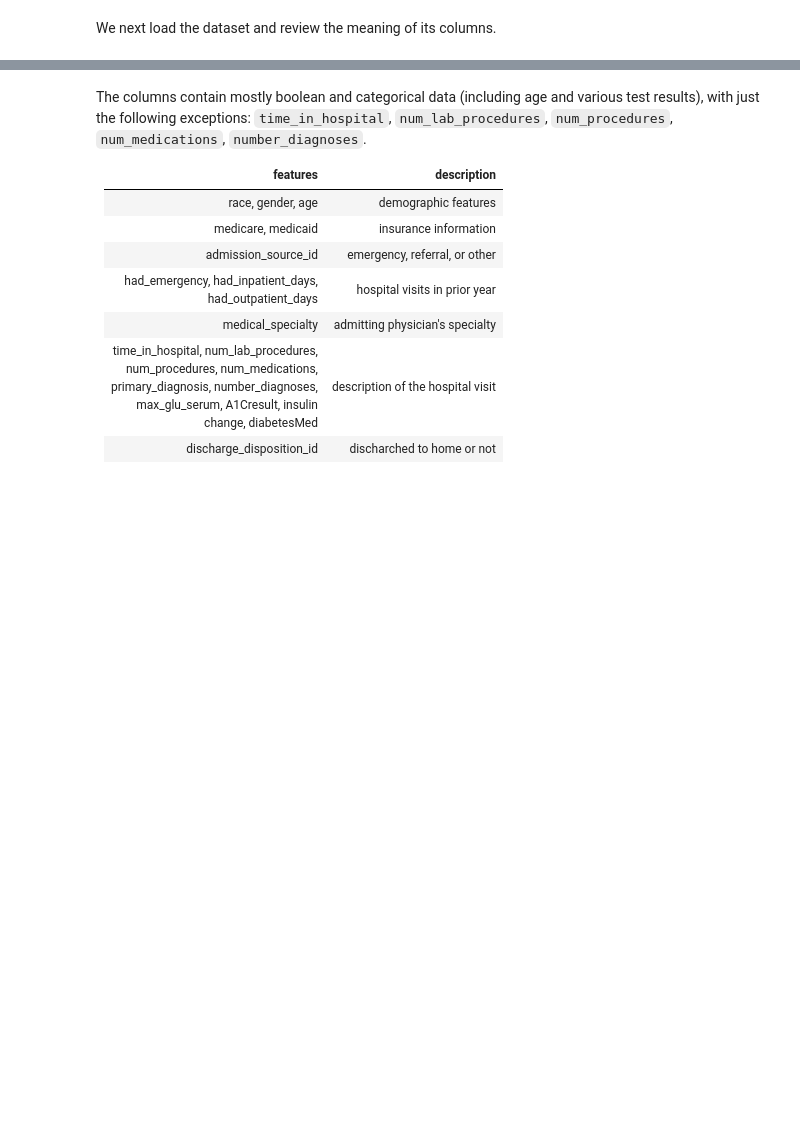
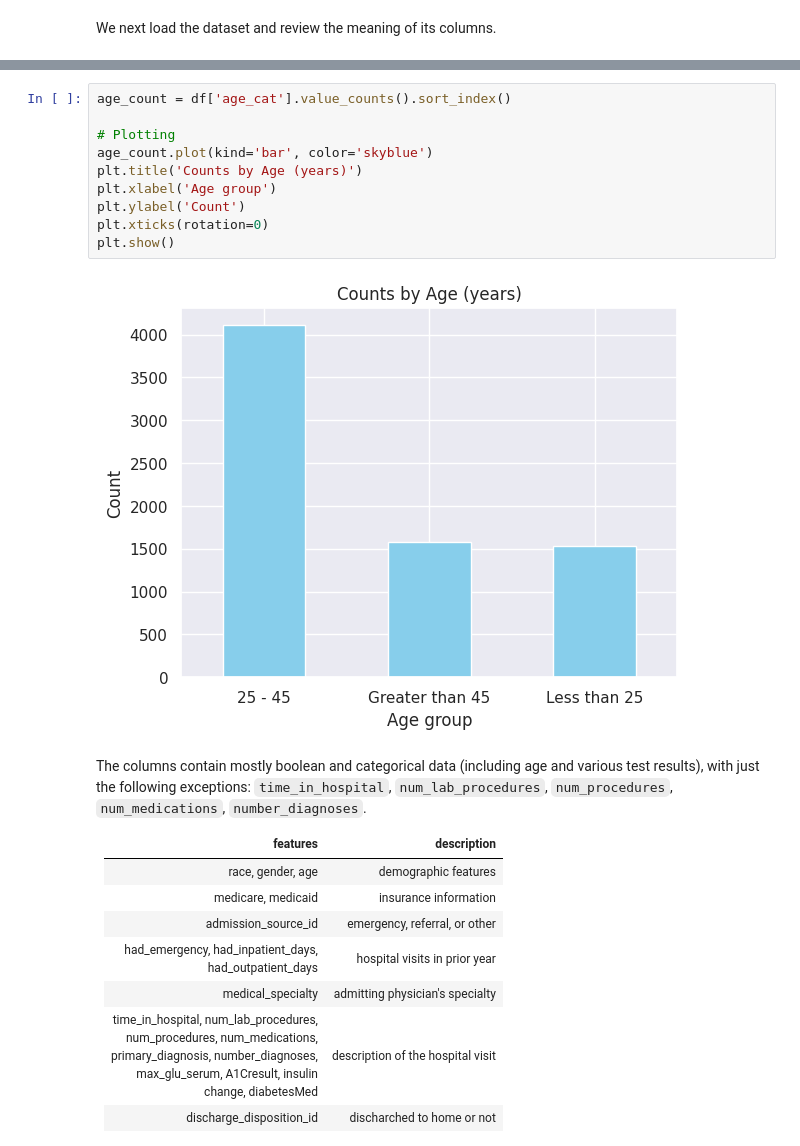
Before and after one commit to nokks/Fairness, a Jupyter notebook: 2021_scipy_tutorial/fairness-in-AI-systems-student.ipynb, the cells around one changed output, grey strips where cells are left out. Saved outputs shown, nothing was run; the diff lists cells and outputs as text; blank space fills up the shorter version.

```diff
--- a/2021_scipy_tutorial/fairness-in-AI-systems-student.ipynb
+++ b/2021_scipy_tutorial/fairness-in-AI-systems-student.ipynb
@@ -225,3 +313,15 @@ df.head()
+# %%
+age_count = df['age_cat'].value_counts().sort_index()
+
+# Plotting
+age_count.plot(kind='bar', color='skyblue')
+plt.title('Counts by Age (years)')
+plt.xlabel('Age group')
+plt.ylabel('Count')
+plt.xticks(rotation=0)
+plt.show()
+# %% [output]
+[figure, added]
 # %% [markdown]
 The columns contain mostly boolean and categorical data (including age and various test results), with just the following exceptions: `time_in_hospital`, `num_lab_procedures`, `num_procedures`, `num_medications`, `number_diagnoses`.
 
```
Also changed, not shown: parts of 22 cells of this notebook.
